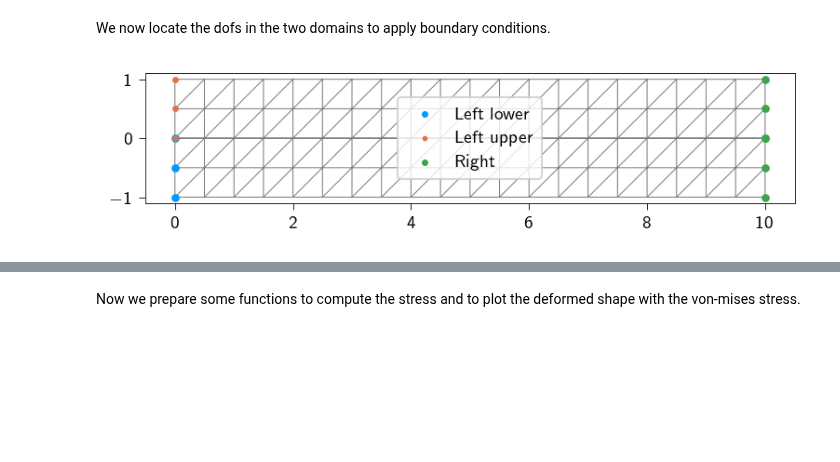
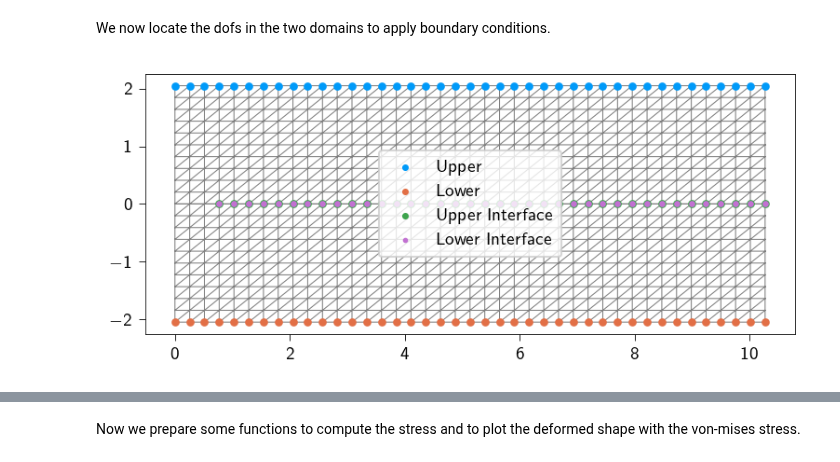
Before and after one commit to smec-ethz/tatva, a Jupyter notebook: examples/notebooks/dynamic_fracture.ipynb, the cells around one changed output, grey strips where cells are left out. Drawn from its saved outputs; the diff is of its cells as text; code cells hidden in the pictures; blank space fills up the shorter version.

```diff
--- a/examples/notebooks/dynamic_fracture.ipynb
+++ b/examples/notebooks/dynamic_fracture.ipynb
@@ -90,16 +131,17 @@ def generate_mesh_with_line_elements(
 
     return coords, elements_2d, jnp.unique(jnp.array(elements_1d), axis=0)
 # %%
-Nx = 20  # Number of elements in X
-Ny = 2  # Number of elements in Y
-Lx = 10.0  # Length in X
-Ly = 1.0  # Length in Y
+Nx = 40  # Number of elements in X
+Ny = 10  # Number of elements in Y
+Lx = 20*L_G  # Length in X
+Ly = 4*L_G  # Length in Y
 
 
+crack_length = 1.2*L_G
 
 # function identifies nodes on the cohesive line at y = 0. and x > 2.0
 def cohesive_line(coord: jnp.ndarray, tol: float) -> bool:
-    return jnp.logical_and(jnp.isclose(coord[1], 0.0, atol=tol), coord[0] > 2.0)
+    return jnp.logical_and(jnp.isclose(coord[1], 0.0, atol=tol), coord[0] > crack_length)
 
 
 upper_coords, upper_elements_2d, upper_elements_1d = generate_mesh_with_line_elements(
@@ -360,47 +401,77 @@ Array(0., dtype=float64)
 # %% [markdown]
 We now locate the dofs in the two domains to apply boundary conditions.
 # %%
+# --- Apply Dirichlet BCs ---
+y_max = jnp.max(coords[:, 1])
+y_min = jnp.min(coords[:, 1])
 
-# --- Apply Dirichlet BCs ---
-left_upper_nodes = jnp.where(jnp.isclose(coords[:, 0], 0.0) & (coords[:, 1] >= 0))[0]
-left_lower_nodes = jnp.where(jnp.isclose(coords[:, 0], 0.0) & (coords[:, 1] < 0))[0]
-right_nodes = jnp.where(jnp.isclose(coords[:, 0], Lx))[0]
+y_min_upper_body = jnp.min(upper_coords[:, 1])
+y_max_lower_body = jnp.max(lower_coords[:, 1])
+
+# left_upper_nodes = jnp.where(jnp.isclose(coords[:, 0], 0.0) & (coords[:, 1] >= 0))[0]
+# left_lower_nodes = jnp.where(jnp.isclose(coords[:, 0], 0.0) & (coords[:, 1] < 0))[0]
+upper_nodes = jnp.where(jnp.isclose(coords[:, 1], y_max))[0]
+lower_nodes = jnp.where(jnp.isclose(coords[:, 1], y_min))[0]
+upper_interface_nodes = jnp.where(
+    jnp.isclose(coords[:, 1], y_min_upper_body) & (coords[:, 0] > crack_length)
+)[0]
+lower_interface_nodes = jnp.where(
+    jnp.isclose(coords[:, 1], y_max_lower_body) & (coords[:, 0] > crack_length)
+)[0]
+
 
 fixed_dofs = jnp.concatenate(
     [
-        2 * right_nodes,
-        2 * right_nodes + 1,
-        2 * left_upper_nodes + 1,
-        2 * left_lower_nodes + 1,
-
+        2 * upper_nodes,
+        2 * upper_nodes + 1,
+        2 * lower_nodes,
+        2 * lower_nodes + 1,
+        2 * upper_interface_nodes + 1,
+        2 * lower_interface_nodes + 1,
     ]
 )
 
-prescribed_values = jnp.zeros(n_dofs).at[2 * right_nodes].set(0.0)
-prescribed_values = prescribed_values.at[2 * right_nodes + 1].set(0.0)
-prescribed_values = prescribed_values.at[2 * left_upper_nodes + 1].set(0.2)
-prescribed_values = prescribed_values.at[2 * left_lower_nodes + 1].set(-0.2)
+
+applied_disp = prestrain * Ly
+
+prescribed_values = jnp.zeros(n_dofs).at[2 * upper_nodes].set(0.0)
+prescribed_values = prescribed_values.at[2 * upper_nodes + 1].set(applied_disp/2.)
+prescribed_values = prescribed_values.at[2 * lower_nodes].set(0.0)
+prescribed_values = prescribed_values.at[2 * lower_nodes + 1].set(-applied_disp/2.)
+prescribed_values = prescribed_values.at[2 * upper_interface_nodes + 1].set(0.0)
+prescribed_values = prescribed_values.at[2 * lower_interface_nodes + 1].set(0.0)
 
 free_dofs = jnp.setdiff1d(jnp.arange(n_dofs), fixed_dofs)
 
 
 # --- Plot the mesh ---
 # We plot the mesh the nodes that are fixed on the left and right edges.
 
 plt.style.use(STYLE_PATH)
 plt.figure(figsize=(6, 3))
 ax = plt.axes()
 ax.triplot(coords[:, 0], coords[:, 1], elements, color="grey", lw=0.5)
 
-ax.scatter(coords[left_lower_nodes, 0], coords[left_lower_nodes, 1],  s=10, label="Left lower")
-ax.scatter(coords[left_upper_nodes, 0], coords[left_upper_nodes, 1],  s=5, label="Left upper")
-ax.scatter(coords[right_nodes, 0], coords[right_nodes, 1], s=10, label="Right")
+ax.scatter(coords[upper_nodes, 0], coords[upper_nodes, 1], s=10, label="Upper")
+ax.scatter(coords[lower_nodes, 0], coords[lower_nodes, 1], s=10, label="Lower")
+ax.scatter(
+    coords[upper_interface_nodes, 0],
+    coords[upper_interface_nodes, 1],
+    s=10,
+    label="Upper Interface",
+)
+ax.scatter(
+    coords[lower_interface_nodes, 0],
+    coords[lower_interface_nodes, 1],
+    s=5,
+    label="Lower Interface",
+)
 ax.legend()
 ax.set_aspect("equal")
 ax.legend(loc="center")
 plt.show()
 # %% [output]
-[figure, old version]
+[figure, new version]
 # %%
 # define the displacement field
 u = jnp.zeros(n_dofs)
```
Also changed, not shown: parts of 20 cells of this notebook.
